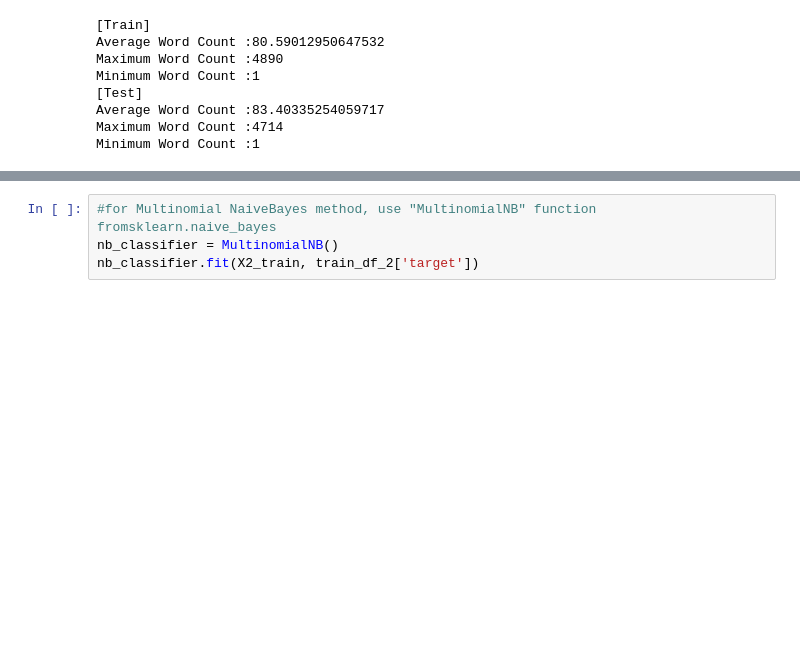
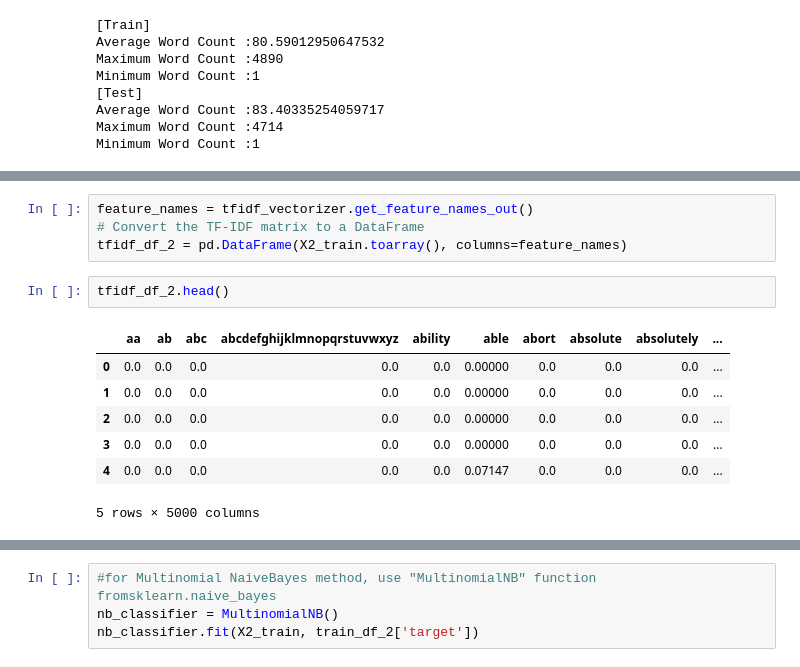
Before and after one commit to Satomiko/20Newsgroups, a Jupyter notebook: subset1.ipynb, the cells around one changed output, grey strips where cells are left out. Saved outputs shown, nothing was run; the diff lists cells and outputs as text; blank space fills up the shorter version.

```diff
--- a/subset1.ipynb
+++ b/subset1.ipynb
@@ -348,0 +343,14 @@ See the caveats in the documentation: https://pandas.pydata.org/pandas-docs/stab
+# %%
+feature_names = tfidf_vectorizer.get_feature_names_out()
+# Convert the TF-IDF matrix to a DataFrame
+tfidf_df_2 = pd.DataFrame(X2_train.toarray(), columns=feature_names)
+# %%
+tfidf_df_2.head()
+# %% [output]
+|  | aa | ab | abc | abcdefghijklmnopqrstuvwxyz | ability | able | abort | absolute | absolutely | ... |
+| 0 | 0.0 | 0.0 | 0.0 | 0.0 | 0.0 | 0.00000 | 0.0 | 0.0 | 0.0 | ... |
+| 1 | 0.0 | 0.0 | 0.0 | 0.0 | 0.0 | 0.00000 | 0.0 | 0.0 | 0.0 | ... |
+| 2 | 0.0 | 0.0 | 0.0 | 0.0 | 0.0 | 0.00000 | 0.0 | 0.0 | 0.0 | ... |
+| 3 | 0.0 | 0.0 | 0.0 | 0.0 | 0.0 | 0.00000 | 0.0 | 0.0 | 0.0 | ... |
+| 4 | 0.0 | 0.0 | 0.0 | 0.0 | 0.0 | 0.07147 | 0.0 | 0.0 | 0.0 | ... |
+5 rows × 5000 columns
```
Also changed, not shown: parts of 4 cells of this notebook.
